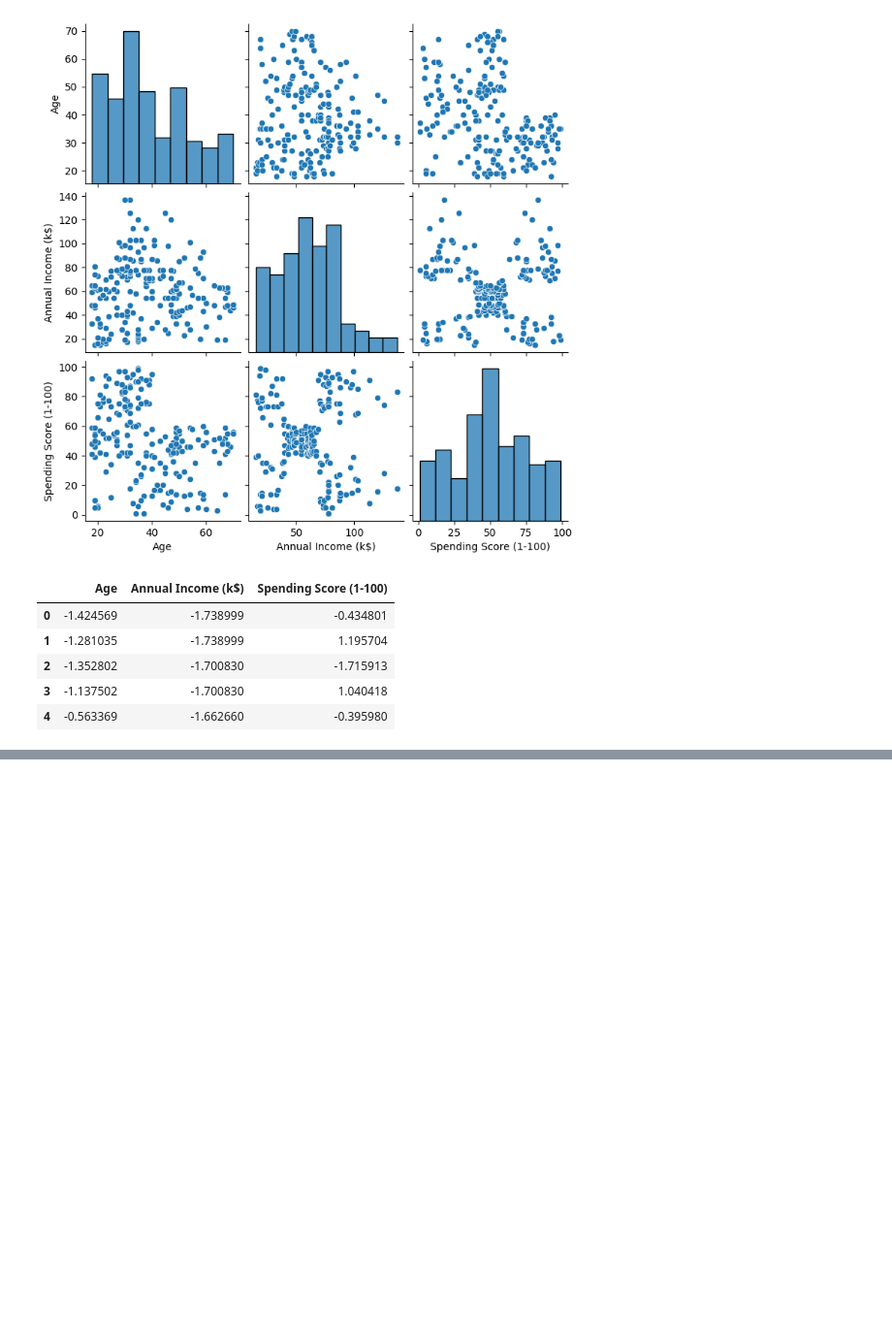
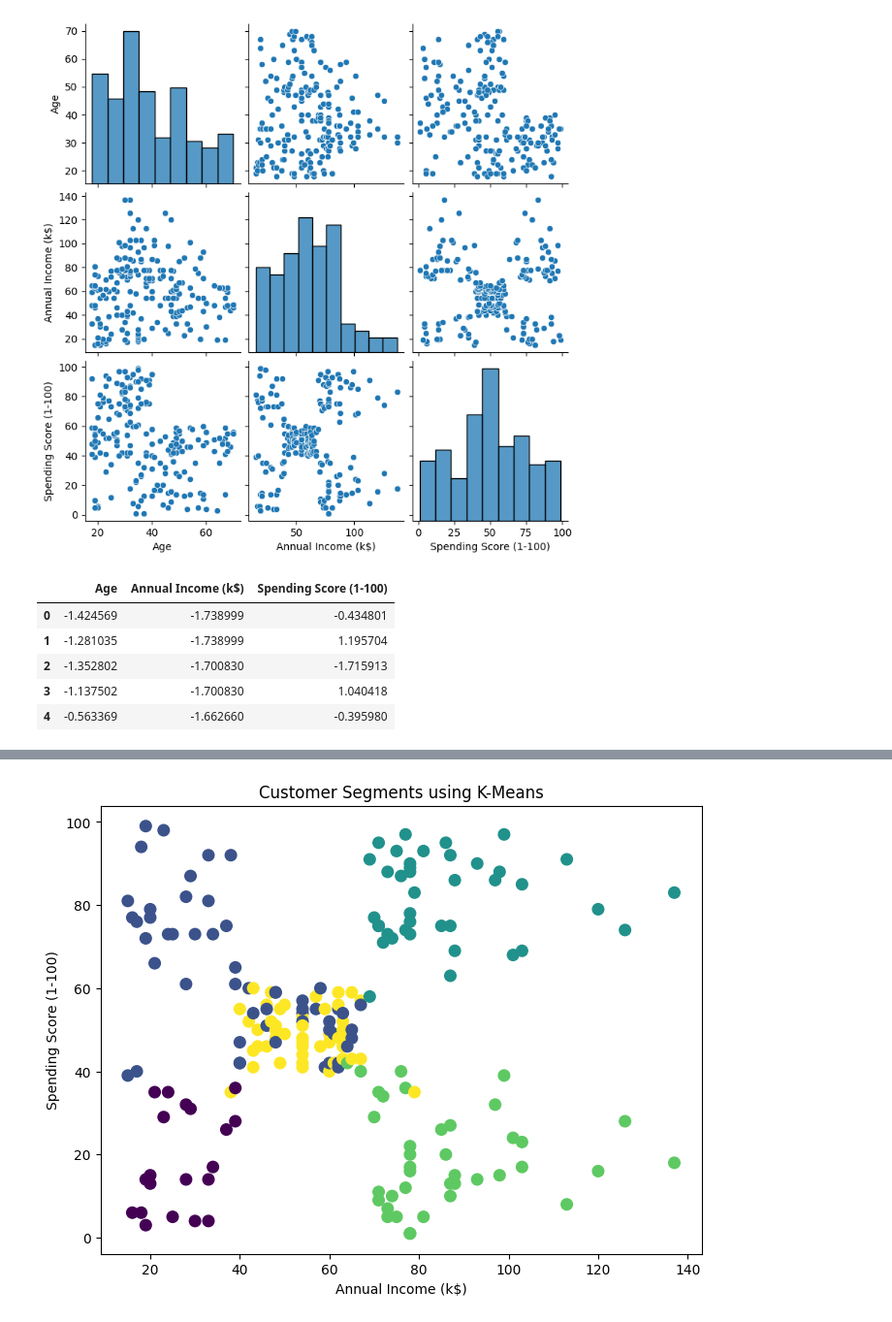
Before and after one commit to haneef333/customer-segmentation, a Jupyter notebook: notebooks/customer_segmentation.ipynb, the cells around one changed output, grey strips where cells are left out. Shown at 97% size. Drawn from its saved outputs; the diff is of its cells as text; code cells hidden in the pictures; blank space fills up the shorter version.

```diff
--- a/notebooks/customer_segmentation.ipynb
+++ b/notebooks/customer_segmentation.ipynb
@@ -162,0 +245,11 @@ X_scaled.head()
+# %%
+kmeans = KMeans(
+    n_clusters=5,
+    random_state=42,
+    n_init=10
+)
+
+clusters = kmeans.fit_predict(X_scaled)
+# %%
+df["Cluster"] = clusters
+df.head()
@@ -162,0 +273,18 @@ X_scaled.head()
+# %%
+plt.figure(figsize=(8,6))
+
+plt.scatter(
+    df["Annual Income (k$)"],
+    df["Spending Score (1-100)"],
+    c=df["Cluster"],
+    cmap="viridis",
+    s=70
+)
+
+plt.xlabel("Annual Income (k$)")
+plt.ylabel("Spending Score (1-100)")
+plt.title("Customer Segments using K-Means")
+
+plt.show()
+# %% [output]
+[figure, added]
```
Also changed, not shown: parts of 9 cells of this notebook.
